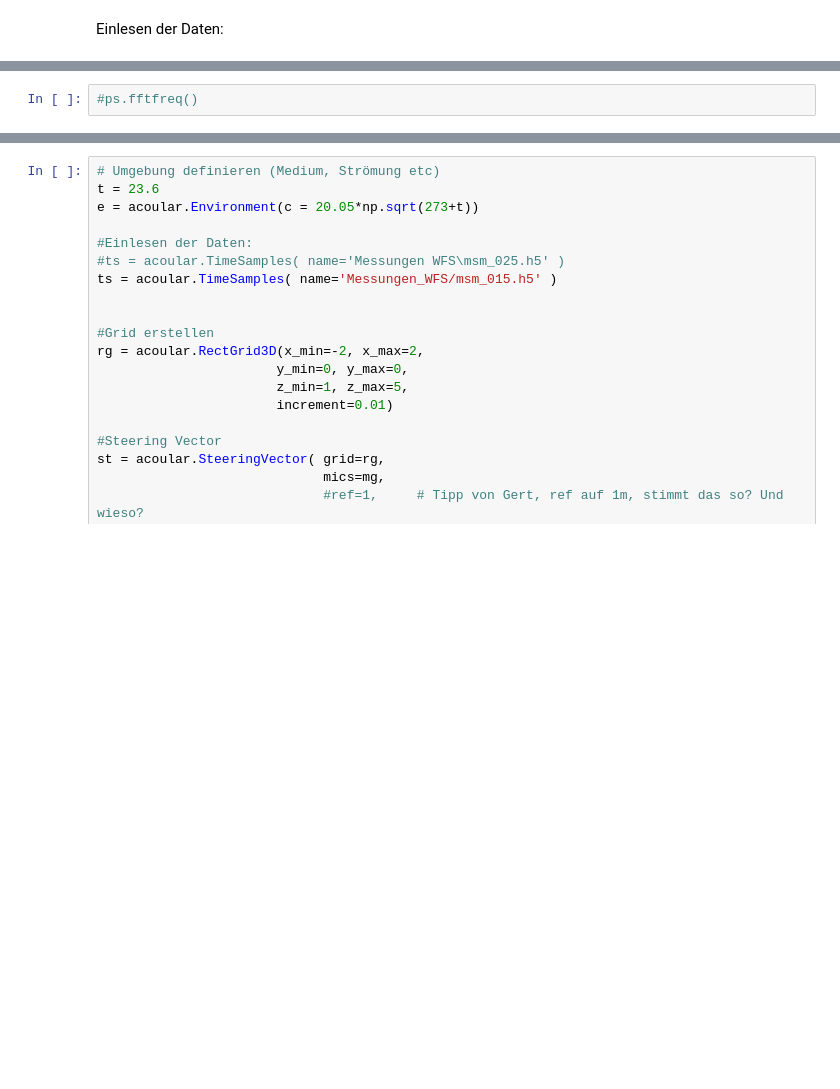
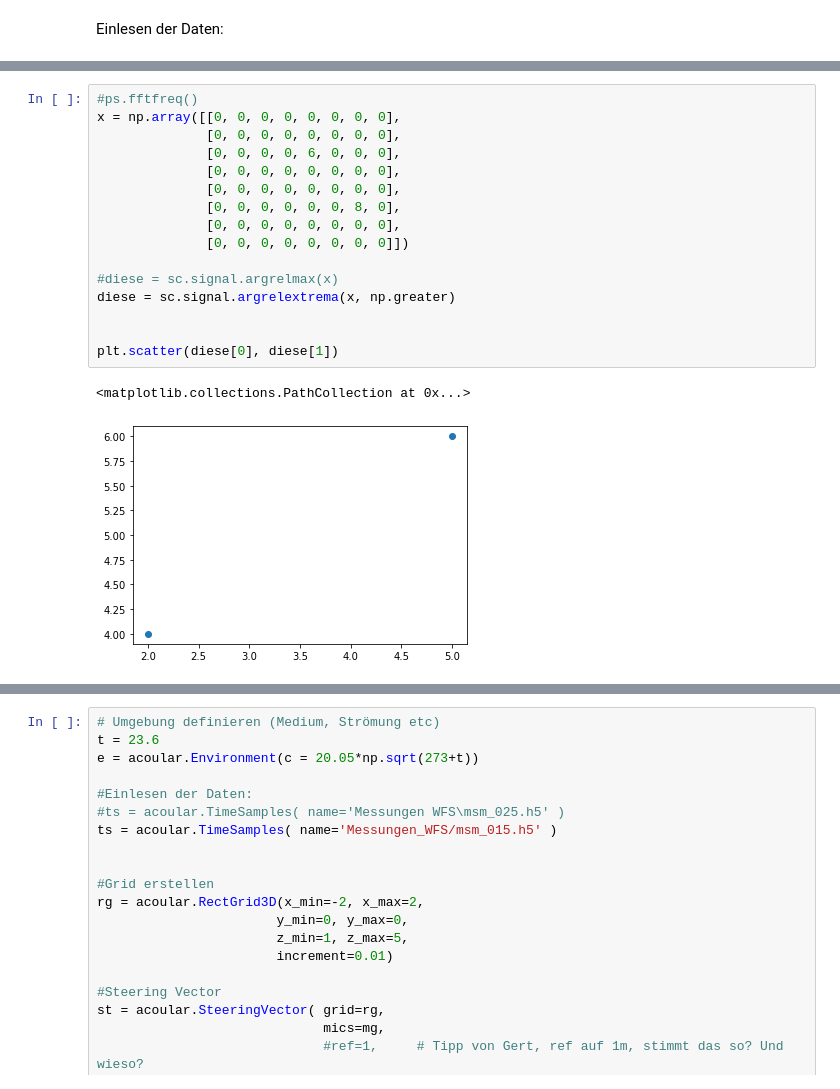
Before and after one commit to AdiBugaddi/MAP_eval, a Jupyter notebook: Auswertungsskript.ipynb, the cells around one changed output, grey strips where cells are left out. Saved outputs shown, nothing was run; the diff lists cells and outputs as text; blank space fills up the shorter version.

```diff
--- a/Auswertungsskript.ipynb
+++ b/Auswertungsskript.ipynb
@@ -107,5 +96,22 @@ bb = acoular.BeamformerBase( freq_data=ps,
-# %%
-#ps.fftfreq()
+# %%
+#ps.fftfreq()
+x = np.array([[0, 0, 0, 0, 0, 0, 0, 0],
+              [0, 0, 0, 0, 0, 0, 0, 0],
+              [0, 0, 0, 0, 6, 0, 0, 0],
+              [0, 0, 0, 0, 0, 0, 0, 0],
+              [0, 0, 0, 0, 0, 0, 0, 0],
+              [0, 0, 0, 0, 0, 0, 8, 0],
+              [0, 0, 0, 0, 0, 0, 0, 0],
+              [0, 0, 0, 0, 0, 0, 0, 0]])
+
+#diese = sc.signal.argrelmax(x)
+diese = sc.signal.argrelextrema(x, np.greater)
+
+
+plt.scatter(diese[0], diese[1])
+# %% [output]
+<matplotlib.collections.PathCollection at 0x...>
+[figure, added]
 # %%
 # 500 1000 2000
 # 500 630 800 1000 1250 1600 2000 2500 3150 4000 5000 6300 8000 10000 12500 16000 20000
```
Also changed, not shown: parts of 6 cells of this notebook.
